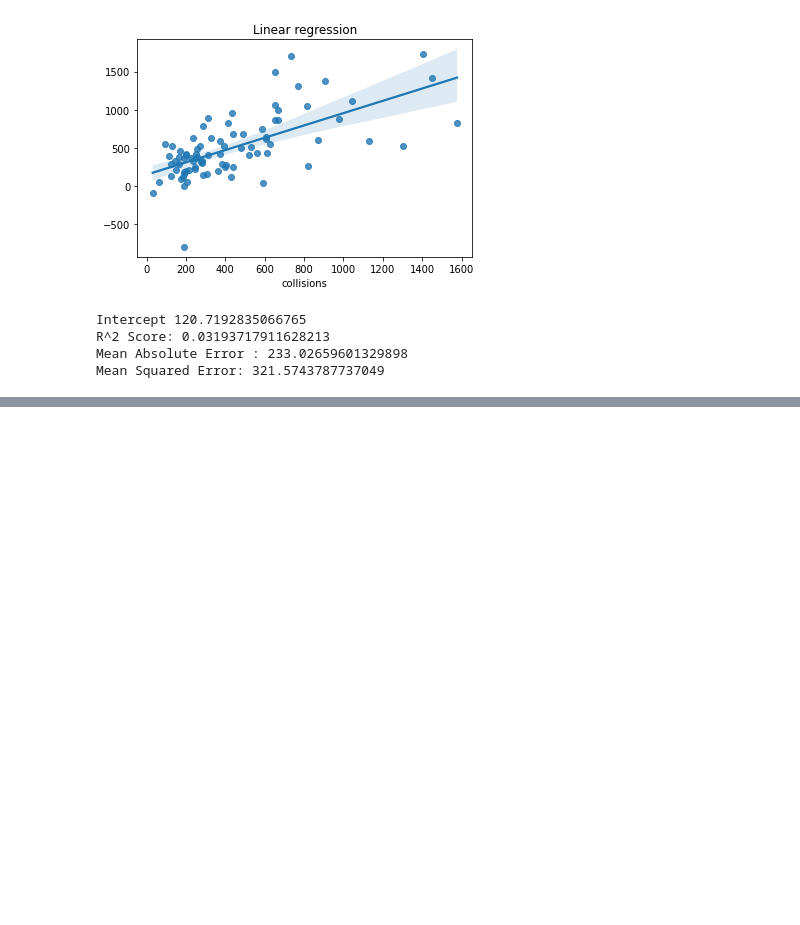
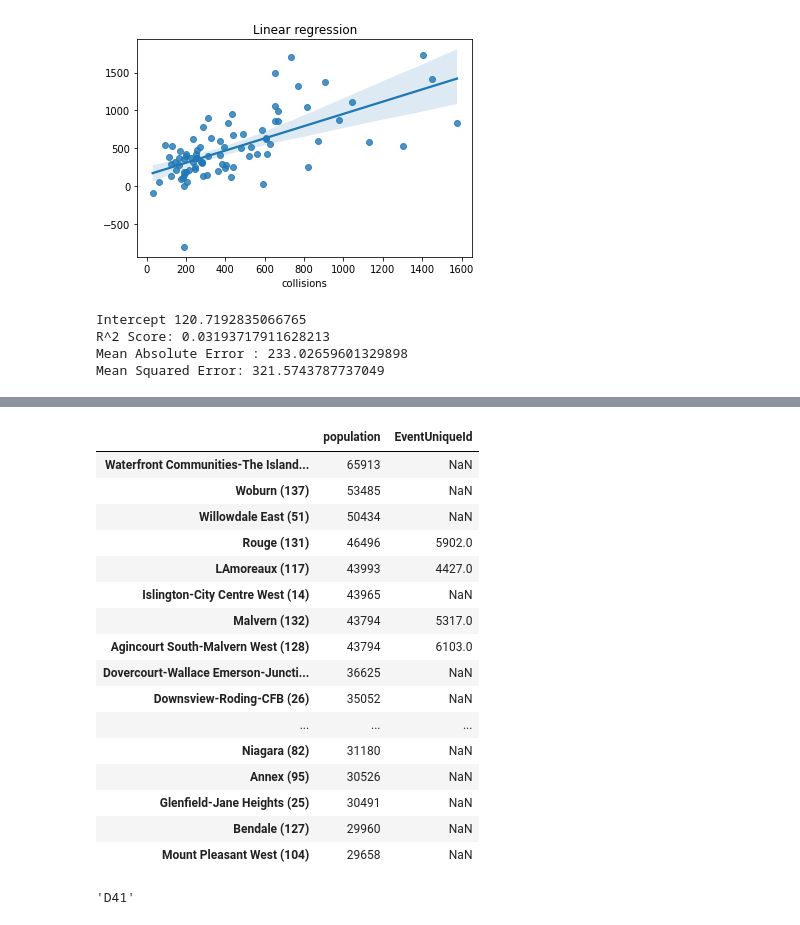
Before and after one commit to Andrew-Agapov/Kaggle_projects, a Jupyter notebook: toronto-traffic-collisions-analysis.ipynb, the cells around one changed output, grey strips where cells are left out. Drawn from its saved outputs; the diff is of its cells as text; code cells hidden in the pictures; blank space fills up the shorter version.

Commit message:
Kaggle Notebook | Toronto Traffic Collisions Analysis | Version 17

```diff
--- a/toronto-traffic-collisions-analysis.ipynb
+++ b/toronto-traffic-collisions-analysis.ipynb
@@ -245,5 +245,14 @@ Traffic collisions are mostly evenly distributed among divisions, even though D3
 # %%
 #print(df_clean[df_clean['Division']=='D32'].groupby(['Neighbourhood']).aggregate({'EventUniqueId':'count'}).sort_values(by='EventUniqueId', ascending=False))
 #print(df_clean[df_clean['Division']=='D13'].groupby(['Neighbourhood']).aggregate({'EventUniqueId':'count'}).sort_values(by='EventUniqueId', ascending=False))
-x = df_clean[df_clean['Division']=='D42'].groupby(['Neighbourhood']).aggregate({'EventUniqueId':'count'}).sort_values(by='EventUniqueId', ascending=False)
-x[x['EventUniqueId']>0]
+D42 = df_clean[df_clean['Division']=='D42'].groupby(['Neighbourhood']).aggregate({'EventUniqueId':'count'}).sort_values(by='EventUniqueId', ascending=False)
+D42 = D42[D42['EventUniqueId']>0]
+
+D32 = df_clean[df_clean['Division']=='D32'].groupby(['Neighbourhood']).aggregate({'EventUniqueId':'count'}).sort_values(by='EventUniqueId', ascending=False)
+D32 = D32[D32['EventUniqueId']>0]
+
+D12 = df_clean[df_clean['Division']=='D12'].groupby(['Neighbourhood']).aggregate({'EventUniqueId':'count'}).sort_values(by='EventUniqueId', ascending=False)
+D12 = D12[D12['EventUniqueId']>0]
+
+D13 = df_clean[df_clean['Division']=='D13'].groupby(['Neighbourhood']).aggregate({'EventUniqueId':'count'}).sort_values(by='EventUniqueId', ascending=False)
+D13 = D13[D13['EventUniqueId']>0]
@@ -550,0 +530,3 @@ full_features.iloc[:,0:-1]
+# %%
+populations = full_features[['population']].sort_values(by='population', ascending=False)
+populations
@@ -550,0 +547,22 @@ full_features.iloc[:,0:-1]
+# %%
+# Lets' return to our top and bottom hoods by collisions -- top (D42, D32) and bottom (D12, D13)
+D42P = pd.concat([populations, D42], axis=1).sort_values(by='population', ascending=False)
+D42P.head(20)
+# %% [output]
+|  | population | EventUniqueId |
+| Waterfront Communities-The Island... | 65913 | NaN |
+| Woburn (137) | 53485 | NaN |
+| Willowdale East (51) | 50434 | NaN |
+| Rouge (131) | 46496 | 5902.0 |
+| LAmoreaux (117) | 43993 | 4427.0 |
+| Islington-City Centre West (14) | 43965 | NaN |
+| Malvern (132) | 43794 | 5317.0 |
+| Agincourt South-Malvern West (128) | 43794 | 6103.0 |
+| Dovercourt-Wallace Emerson-Juncti... | 36625 | NaN |
+| Downsview-Roding-CFB (26) | 35052 | NaN |
+| ... | ... | ... |
+| Niagara (82) | 31180 | NaN |
+| Annex (95) | 30526 | NaN |
+| Glenfield-Jane Heights (25) | 30491 | NaN |
+| Bendale (127) | 29960 | NaN |
+| Mount Pleasant West (104) | 29658 | NaN |
@@ -550,0 +574,16 @@ full_features.iloc[:,0:-1]
+# %%
+populations['collisions']=full_features['collisions']
+populations['division'] = 0
+
+populations['division'][0]
+populations.index[0]
+
+#populations['division'][0] = hoods_dictionary[populations.index[0]]
+
+#for i in range(populations.shape[0]):
+#    key = populations.index[i]
+#    populations.iloc[i,2]=hoods_dictionary[key]
+
+hoods_dictionary[populations.index[10]]
+# %% [output]
+'D41'
```
Also changed, not shown: parts of 6 cells of this notebook.
